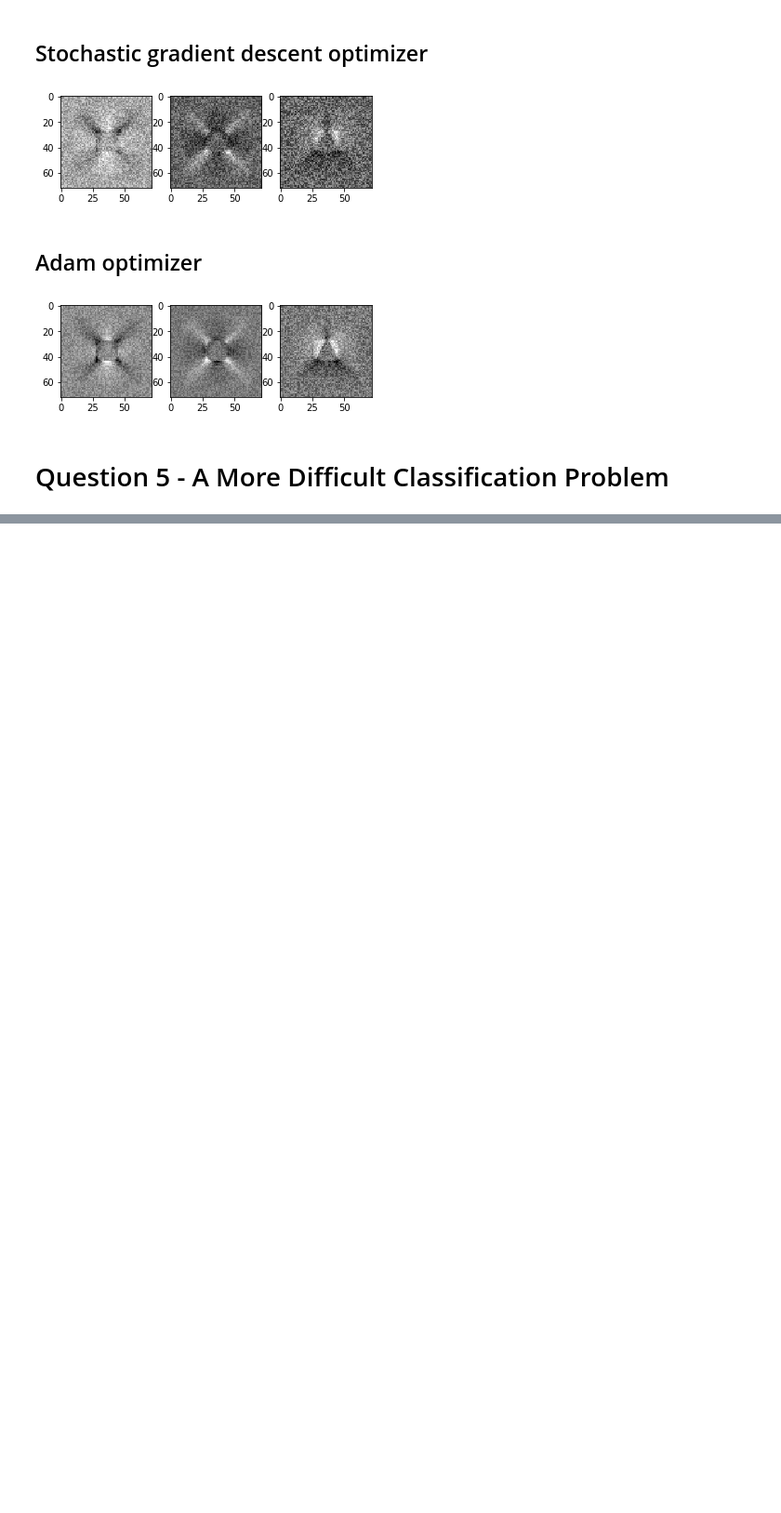
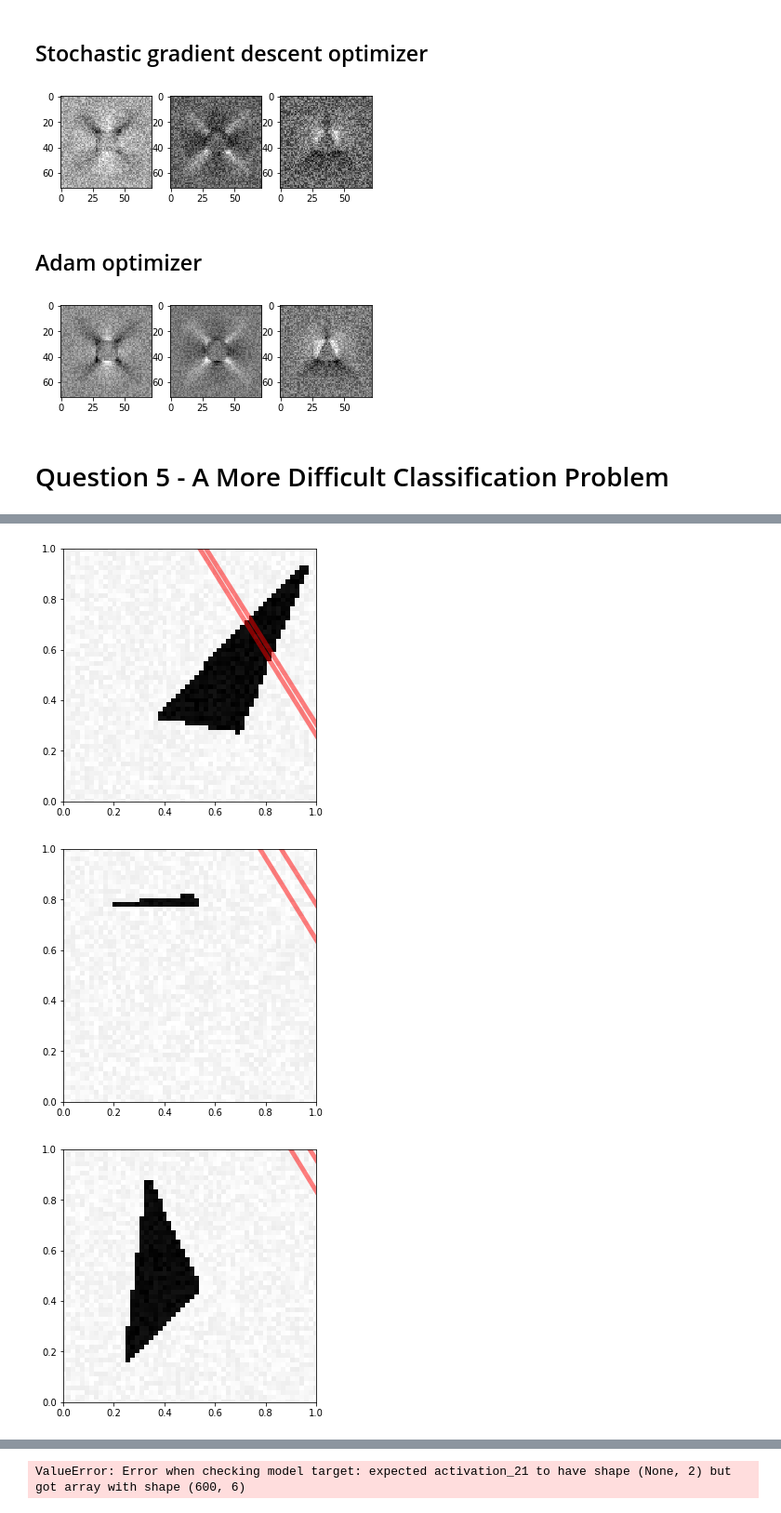
Before and after one commit to gabyrappaport/MVA-MP1, a Jupyter notebook: MVA-MP1.ipynb, the cells around one changed output, grey strips where cells are left out. Shown at 93% size. Drawn from its saved outputs; the diff is of its cells as text; code cells hidden in the pictures; blank space fills up the shorter version.

```diff
--- a/MVA-MP1.ipynb
+++ b/MVA-MP1.ipynb
@@ -284,0 +483,9 @@ visualize_column(model_adam)
+# %%
+model = Sequential()
+model.add(Conv2D(16, (5,5), activation='relu', input_shape=(IMAGE_SIZE, IMAGE_SIZE, 1)))
+model.add(MaxPooling2D(pool_size=(2,2)))
+model.add(Flatten())
+model.add(Dropout(0.5))
+model.add(Dense(6))
+model.compile(loss='categorical_crossentropy', optimizer='adam', metrics=['accuracy'])
+model.fit(X_train, Y_train, epochs=100, batch_size=32)
@@ -284,0 +513,7 @@ visualize_column(model_adam)
+# %%
+for i in range(0, 5):
+    visualize_prediction(X_test[i], model.predict(X_test[i].reshape(1, IMAGE_SIZE, IMAGE_SIZE, 1)))
+# %% [output]
+[figure, added]
+[figure, added]
+[figure, added]
@@ -284,0 +522,38 @@ visualize_column(model_adam)
+# %%
+# dimensions of our images.
+img_width, img_height = 72, 72
+nb_train_samples = 667
+nb_validation_samples = 333
+epochs = 50
+batch_size = 16
+nb_channels = 1
+input_shape = (img_width, img_height,nb_channels)
+
+model = Sequential()
+model.add(Conv2D(32, (4, 4), input_shape=input_shape))
+model.add(Activation('relu'))
+model.add(MaxPooling2D(pool_size=(3, 3)))
+
+model.add(Conv2D(64, (4, 4)))
+model.add(Activation('relu'))
+model.add(MaxPooling2D(pool_size=(3, 3)))
+
+model.add(Conv2D(32, (4, 4)))
+model.add(Activation('relu'))
+model.add(MaxPooling2D(pool_size=(3, 3)))
+
+model.add(Flatten())
+model.add(Dense(32))
+model.add(Activation('relu'))
+model.add(Dropout(0.40))
+model.add(Dense(2))
+model.add(Activation('softmax'))
+
+model.compile(loss='mean_squared_error',
+              optimizer='adam',
+              metrics=['mse'])
+
+model.fit(X_train, Y_train, batch_size=batch_size,validation_split=0.33, epochs=epochs)
+print("\n", "model evaluate: ", model.evaluate(X_test, Y_test, batch_size = 32, verbose =1000),"\n")
+# %% [output]
+ValueError: Error when checking model target: expected activation_21 to have shape (None, 2) but got array with shape (600, 6)
```
Also changed, not shown: parts of 17 cells of this notebook.
